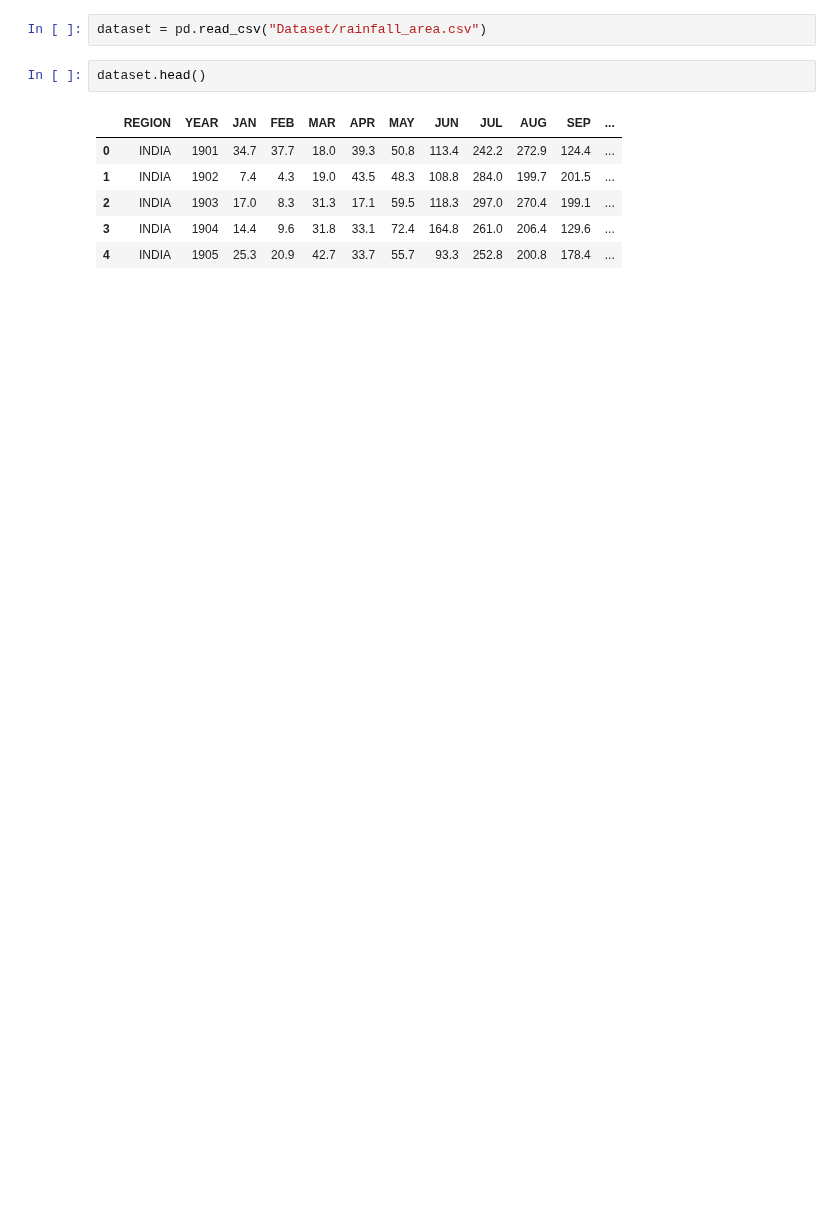
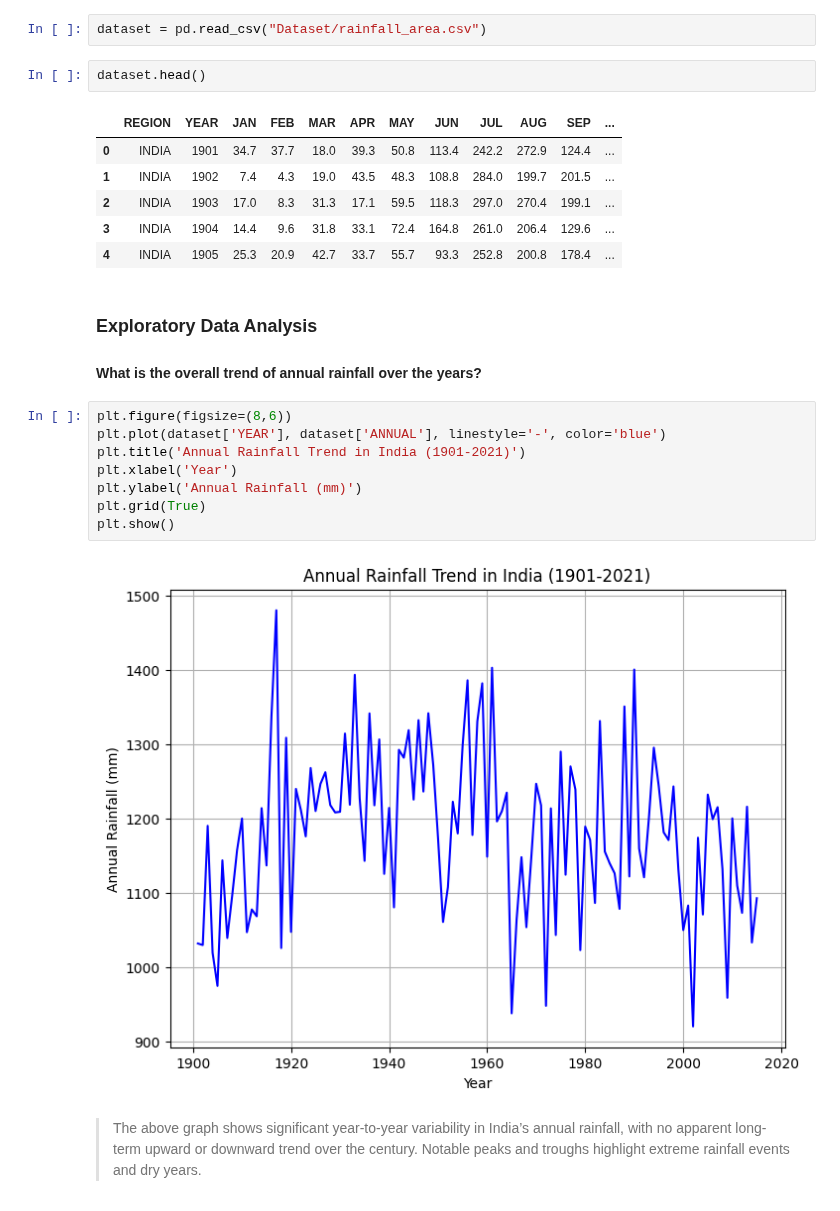
Before and after one commit to Darknight47/Time-Series-Analyasis, a Jupyter notebook: rainfall_trends.ipynb, the cells around one changed output. Cells and saved outputs as stored; diff of their text form; blank space fills up the shorter version.

Commit message:
annual rainfall

```diff
--- a/rainfall_trends.ipynb
+++ b/rainfall_trends.ipynb
@@ -18,3 +19,18 @@ dataset.head()
 | 2 | INDIA | 1903 | 17.0 | 8.3 | 31.3 | 17.1 | 59.5 | 118.3 | 297.0 | 270.4 | 199.1 | ... |
 | 3 | INDIA | 1904 | 14.4 | 9.6 | 31.8 | 33.1 | 72.4 | 164.8 | 261.0 | 206.4 | 129.6 | ... |
 | 4 | INDIA | 1905 | 25.3 | 20.9 | 42.7 | 33.7 | 55.7 | 93.3 | 252.8 | 200.8 | 178.4 | ... |
+# %% [markdown]
+### Exploratory Data Analysis
+#### What is the overall trend of annual rainfall over the years?
+# %%
+plt.figure(figsize=(8,6))
+plt.plot(dataset['YEAR'], dataset['ANNUAL'], linestyle='-', color='blue')
+plt.title('Annual Rainfall Trend in India (1901-2021)')
+plt.xlabel('Year')
+plt.ylabel('Annual Rainfall (mm)')
+plt.grid(True)
+plt.show()
+# %% [output]
+[figure, added]
+# %% [markdown]
+> The above graph shows significant year-to-year variability in India’s annual rainfall, with no apparent long-term upward or downward trend over the century. Notable peaks and troughs highlight extreme rainfall events and dry years.
```
Also changed, not shown: parts of 1 cell of this notebook.
